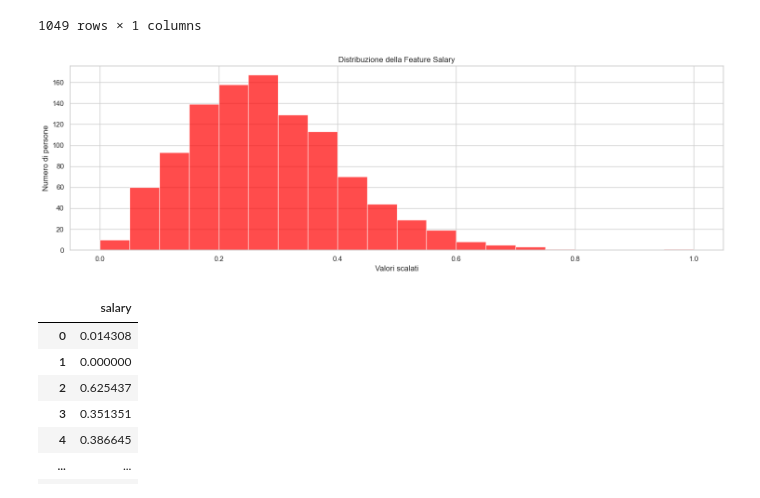
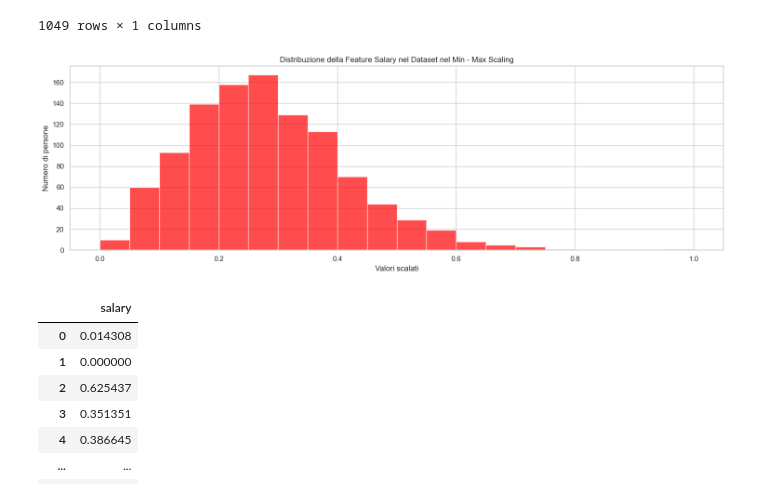
Before and after one commit to Istituto-freudinttheprodev/Python-ROBOTICA-E-AI, a Jupyter notebook: Es. 11 (dal Dataset all'algoritmo).ipynb, the cells around one changed output. Cells and saved outputs as stored; diff of their text form; code cells hidden in the pictures.

```diff
--- a/Es. 11 (dal Dataset all'algoritmo).ipynb
+++ b/Es. 11 (dal Dataset all'algoritmo).ipynb
@@ -1403,26 +1588,26 @@ min_max_scaling_dataset_numerico
 # %%
 import matplotlib.pyplot as plt
 
 colori=["red"]
 
 # Creazione dei subplot per gli istogrammi
 fig, axes = plt.subplots(nrows=1, ncols=len(min_max_scaling_dataset_numerico.columns), figsize=(15, 5))
 
 # Se c'è solo una colonna, axes non sarà una lista, quindi lo mettiamo in una lista per iterare comunque
 if len(min_max_scaling_dataset_numerico.columns) == 1:
     axes = [axes]
 
 # Loop attraverso le colonne per disegnare gli istogrammi
 for i, col in enumerate(min_max_scaling_dataset_numerico.columns):
     axes[i].hist(min_max_scaling_dataset_numerico[col], bins=20, alpha=0.7, color=colori)
-    axes[i].set_title('Distribuzione della Feature Salary')   # Imposta il titolo
-    axes[i].set_xlabel('Valori scalati')           # Imposta l'etichetta sull'asse x
-    axes[i].set_ylabel('Numero di persone')        # Imposta l'etichetta sull'asse y
+    axes[i].set_title('Distribuzione della Feature Salary nel Dataset nel Min - Max Scaling') # Imposta il titolo
+    axes[i].set_xlabel('Valori scalati') # Imposta l'etichetta sull'asse x
+    axes[i].set_ylabel('Numero di persone') # Imposta l'etichetta sull'asse y
 
 plt.tight_layout()
 plt.show()
 # %% [output]
-[figure, old version]
+[figure, new version]
 # %%
 # Min-Max scaling solo delle colonne numeriche
 min_max_scaling_dataset_ridotto = MinMaxScaler()
```
Also changed, not shown: parts of 98 cells of this notebook, 1 other file.
